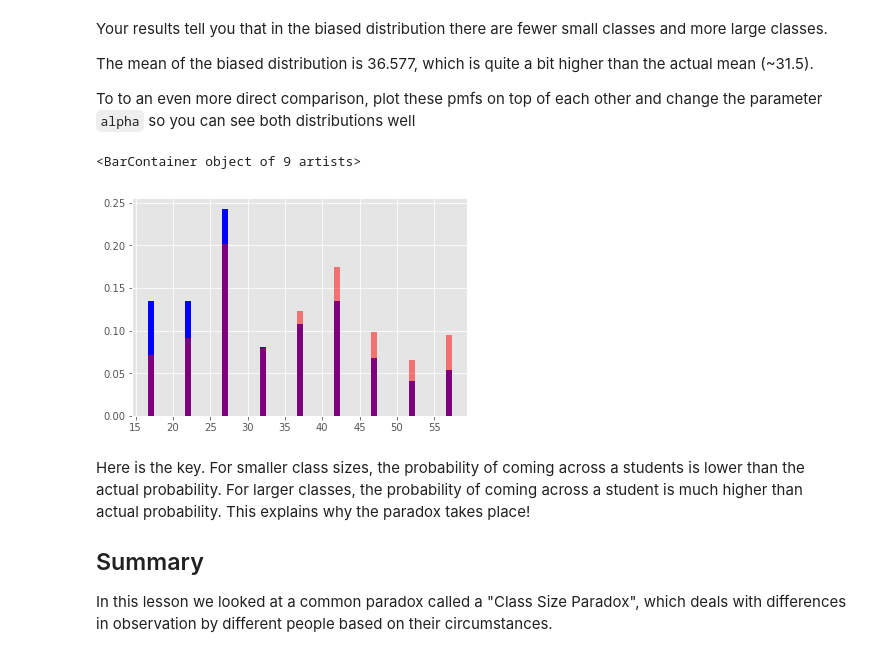
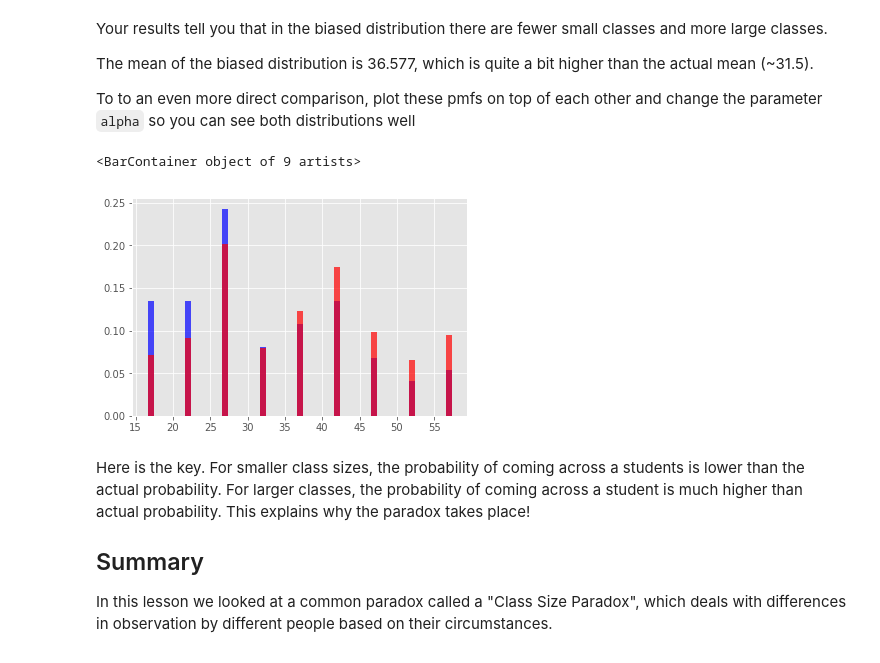
Before and after one commit to Jpeck219/dsc-probability-mass-function-lab-nyc-ds-060319, a Jupyter notebook: index.ipynb, the cells around one changed output. Drawn from its saved outputs; the diff is of its cells as text; code cells hidden in the pictures.

```diff
--- a/index.ipynb
+++ b/index.ipynb
@@ -176,11 +176,11 @@ To to an even more direct comparison, plot these pmfs on top of each other and c
 # %%
 # Plot pmfs overlapping
 
-plt.bar(sizes,pmf, color='b', alpha = 0.5, label='PMF')
-plt.bar(sizes,pmf2, color='r', alpha=0.5, label='Biased PMF')
+plt.bar(sizes,pmf, color='b', alpha = 0.7, label='PMF')
+plt.bar(sizes,pmf2, color='r', alpha=0.7, label='Biased PMF')
 # %% [output]
 <BarContainer object of 9 artists>
-[figure, old version]
+[figure, new version]
 # %% [markdown]
 Here is the key. For smaller class sizes, the probability of coming across a students is lower than the actual probability. For larger classes, the probability of coming across a student is much higher than actual probability. This explains why the paradox takes place!
 
```
